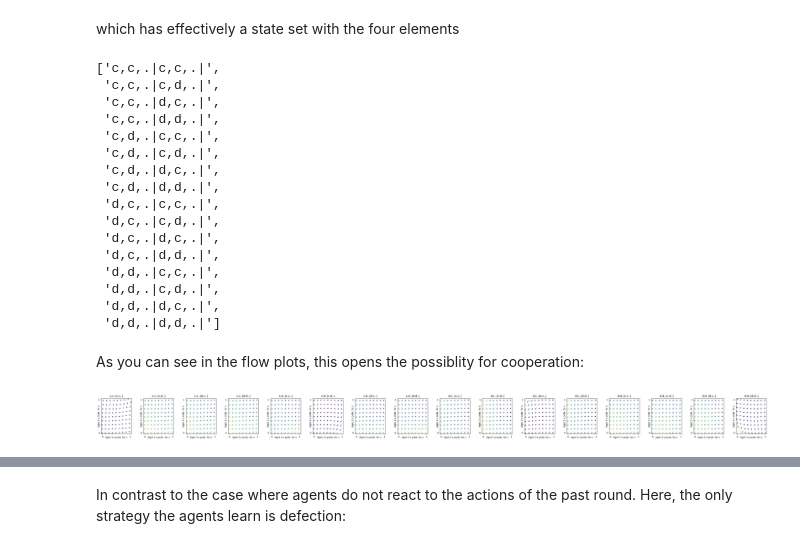
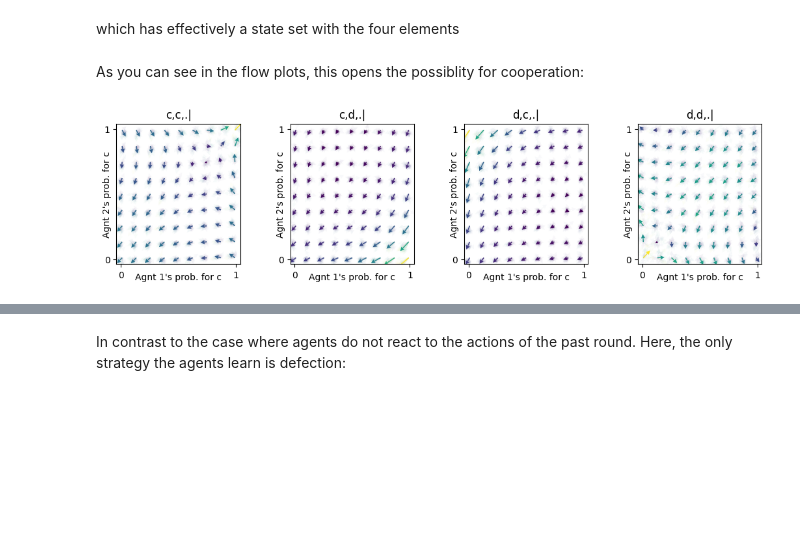
Before and after one commit to BarfussLab/pyCRLD, a Jupyter notebook: nbs/Environments/01_EnvHistoryEmbedding.ipynb, the cells around one changed output, grey strips where cells are left out. Saved outputs shown, nothing was run; the diff lists cells and outputs as text; code cells hidden in the pictures; blank space fills up the shorter version.

```diff
--- a/nbs/Environments/01_EnvHistoryEmbedding.ipynb
+++ b/nbs/Environments/01_EnvHistoryEmbedding.ipynb
@@ -35,4 +35,4 @@ ecopg = EcologicalPublicGood(N=2, f=1.2, c=5, m=-5, qc=0.2, qr=0.1)
 # %% [markdown]
 With *history embedding*, we can wrap the standard normal form social dilemma envrionment into one, where the agents condition their action on the actions of the last rounds
 # %%
-memo1pd = HistoryEmbedded(socdi, h=(2,2,2))
+memo1pd = HistoryEmbedded(socdi, h=(1,1,1))
@@ -58,33 +39,12 @@ memo1pd.Sset
 # %% [markdown]
 which has effectively a state set with the four elements
-# %%
-memo1pd.Sset
-# %% [output]
-['c,c,.|c,c,.|',
- 'c,c,.|c,d,.|',
- 'c,c,.|d,c,.|',
- 'c,c,.|d,d,.|',
- 'c,d,.|c,c,.|',
- 'c,d,.|c,d,.|',
- 'c,d,.|d,c,.|',
- 'c,d,.|d,d,.|',
- 'd,c,.|c,c,.|',
- 'd,c,.|c,d,.|',
- 'd,c,.|d,c,.|',
- 'd,c,.|d,d,.|',
- 'd,d,.|c,c,.|',
- 'd,d,.|c,d,.|',
- 'd,d,.|d,c,.|',
- 'd,d,.|d,d,.|']
 # %% [markdown]
 As you can see in the flow plots, this opens the possiblity for cooperation:
 # %%
 mae1 = stratAC(env=memo1pd, learning_rates=0.1, discount_factors=0.9)
-x = ([0], [0,1,2,3,4,5,6,7,8,9,10,11,12,13,14,15], [0])
-y = ([1], [0,1,2,3,4,5,6,7,8,9,10,11,12,13,14,15], [0])
+x = ([0], [0,1,2,3], [0])
+y = ([1], [0,1,2,3], [0])
 ax = fp.plot_strategy_flow(mae1, x, y, flowarrow_points=np.linspace(0.01 ,0.99, 9), NrRandom=32,
                            conds=mae1.env.Sset)
-fig = plt.gcf()  # Get current figure
-fig.savefig('h222_a0_1_full_obs_default_a1_full_obs_default.png')
 # %% [output]
-[figure, old version]
+[figure, new version]
```
Also changed, not shown: parts of 4 cells of this notebook.
